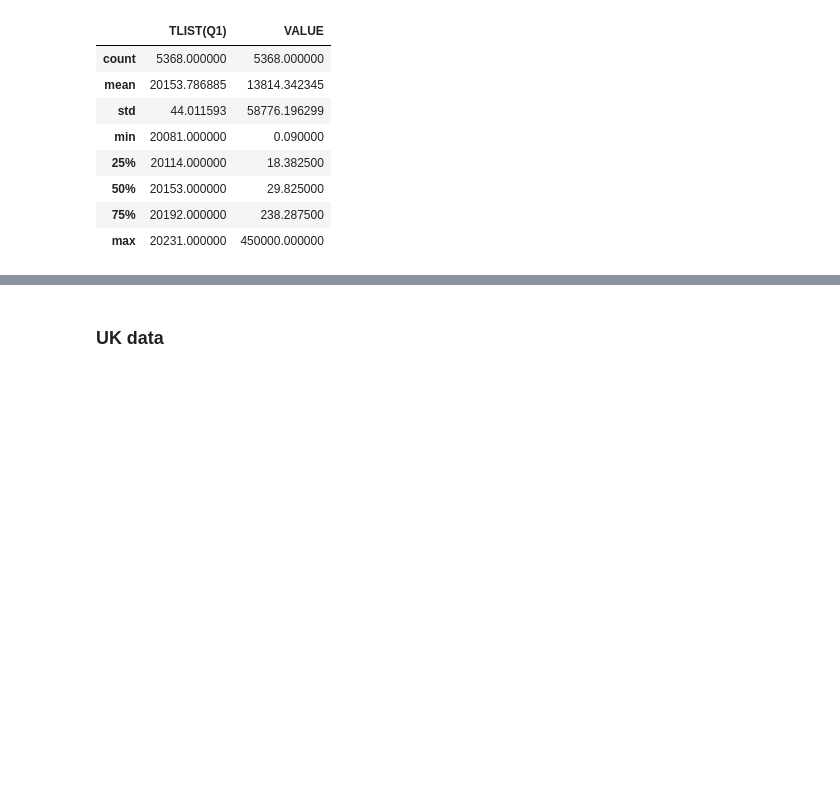
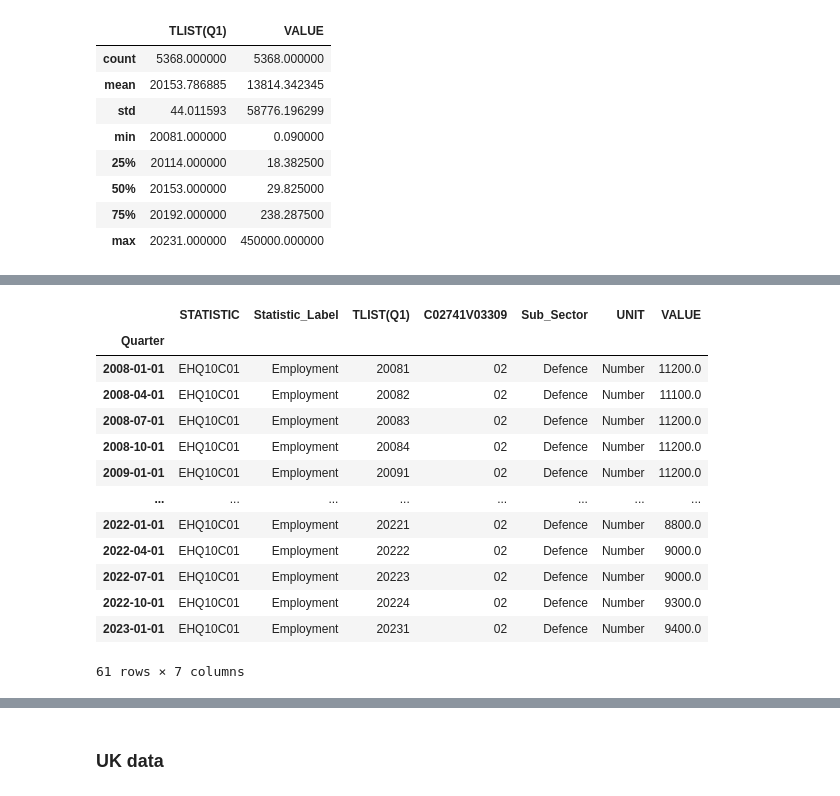
Before and after one commit to Carloselrecharlie/ML_assessment_repeat, a Jupyter notebook: sba22448_Integrated_CA-ML.ipynb, the cells around one changed output, grey strips where cells are left out. Saved outputs shown, nothing was run; the diff lists cells and outputs as text; code cells hidden in the pictures; blank space fills up the shorter version.

```diff
--- a/sba22448_Integrated_CA-ML.ipynb
+++ b/sba22448_Integrated_CA-ML.ipynb
@@ -153,3 +143,20 @@ df
 | 2023-01-01 | EHQ10C08 | Average hourly total labour costs | 20231 | - | Total Public Sector including Sem... | Euro | 37.64 |
 | 2023-01-01 | EHQ10C08 | Average hourly total labour costs | 20231 | 08 | Total Public Sector excluding Sem... | Euro | 37.68 |
 5368 rows × 7 columns
+# %%
+dfIe.query('Sub_Sector == "Defence" & Statistic_Label == "Employment"')
+# %% [output]
+|  | STATISTIC | Statistic_Label | TLIST(Q1) | C02741V03309 | Sub_Sector | UNIT | VALUE |
+| Quarter |  |  |  |  |  |  |  |
+| 2008-01-01 | EHQ10C01 | Employment | 20081 | 02 | Defence | Number | 11200.0 |
+| 2008-04-01 | EHQ10C01 | Employment | 20082 | 02 | Defence | Number | 11100.0 |
+| 2008-07-01 | EHQ10C01 | Employment | 20083 | 02 | Defence | Number | 11200.0 |
+| 2008-10-01 | EHQ10C01 | Employment | 20084 | 02 | Defence | Number | 11200.0 |
+| 2009-01-01 | EHQ10C01 | Employment | 20091 | 02 | Defence | Number | 11200.0 |
+| ... | ... | ... | ... | ... | ... | ... | ... |
+| 2022-01-01 | EHQ10C01 | Employment | 20221 | 02 | Defence | Number | 8800.0 |
+| 2022-04-01 | EHQ10C01 | Employment | 20222 | 02 | Defence | Number | 9000.0 |
+| 2022-07-01 | EHQ10C01 | Employment | 20223 | 02 | Defence | Number | 9000.0 |
+| 2022-10-01 | EHQ10C01 | Employment | 20224 | 02 | Defence | Number | 9300.0 |
+| 2023-01-01 | EHQ10C01 | Employment | 20231 | 02 | Defence | Number | 9400.0 |
+61 rows × 7 columns
```
Also changed, not shown: parts of 20 cells of this notebook, 1 other file.
